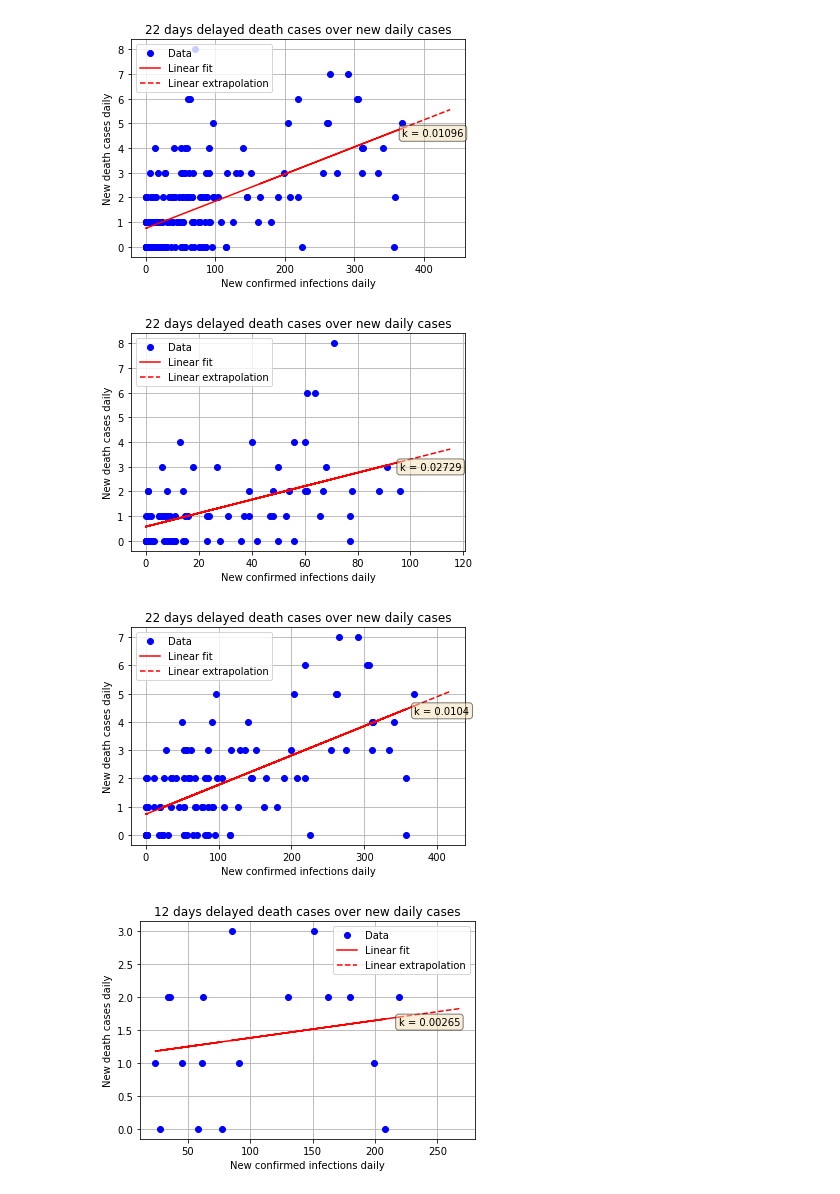
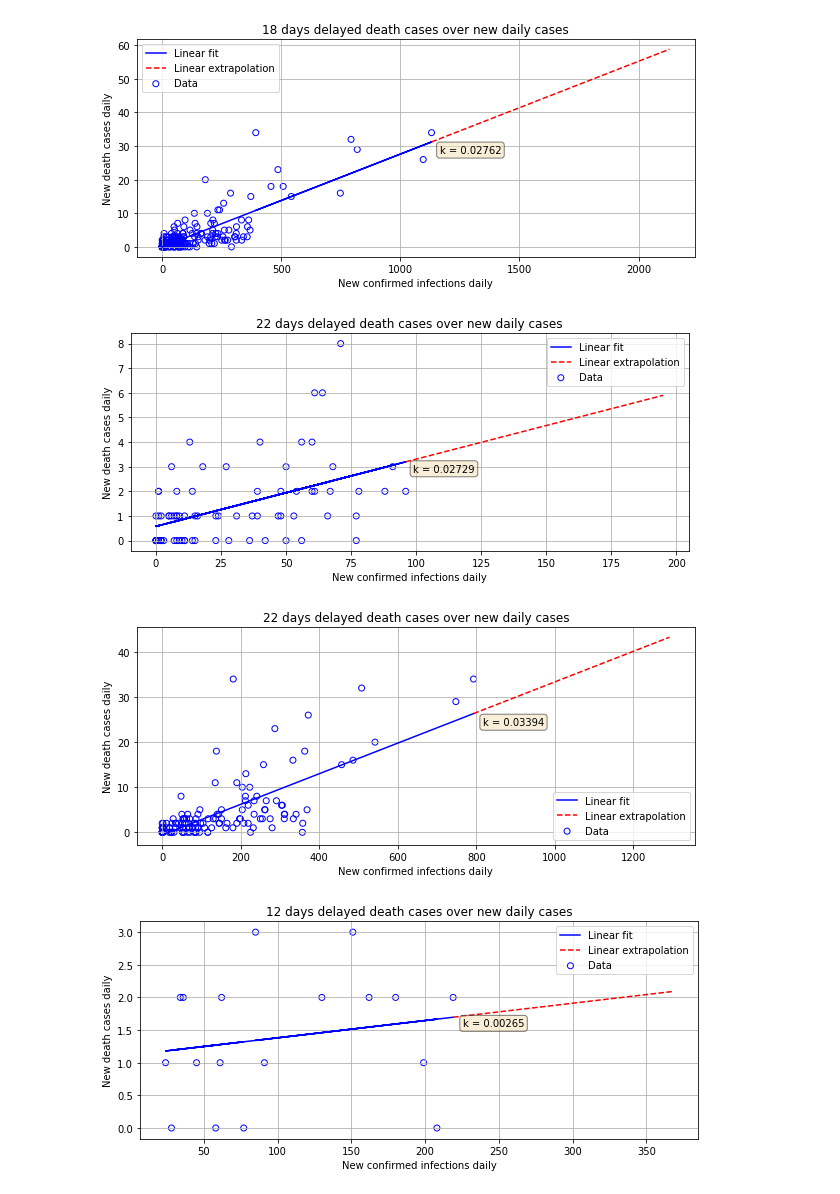
Before and after one commit to akapet00/coropy, a Jupyter notebook: sandbox/01-Exploring-Mortality.ipynb, the cells around one changed output. Drawn from its saved outputs; the diff is of its cells as text; code cells hidden in the pictures.

```diff
--- a/sandbox/01-Exploring-Mortality.ipynb
+++ b/sandbox/01-Exploring-Mortality.ipynb
@@ -70,8 +70,8 @@ def ordinary_least_squares(x, y):
     sol = np.linalg.pinv(x_col_bias.T @ x_col_bias) @ x_col_bias.T @ y_col
     return (sol[0, 0], sol[1, 0])
 # %%
-def fit_and_plot(confirmed_cases, death_cases, death_offset=22, extrapolation_addon_confirmed_cases=None):
-    """Linear fit delayed number of new death cases over new daily infected cases.
+def fit(confirmed_cases, death_cases, death_offset=22, extrapolation_addon_confirmed_cases=None, plot=False):
+    """Return slope and intercept from linear fit delayed number of new death cases over new daily infected cases.
 
     confirmed_cases : numpy.ndarray
         Time series of confirmed infections.
@@ -81,52 +81,61 @@ def fit_and_plot(confirmed_cases, death_cases, death_offset=22, extrapolation_ad
         Number of days from infection until death.
     extrapolation_addon_confirmed_cases : int, optional
         Number of additional infections to predict deaths to.
+    plot : bool, optional
+        Visualize fitted model and data.
+
+    Returns
+    -------
+    tuple
+        (slope, intercept)
     """
     x = np.diff(confirmed_cases)[:-death_offset]
     y = np.diff(death_cases)[death_offset:]
 
-    k, l = ordinary_least_squares(x, y)
-
-    plt.plot(x, y, 'bo', label='Data')
-    plt.plot(x, k*x + l, 'r-', label='Linear fit')
-    if extrapolation_addon_confirmed_cases:
-        plt.plot(np.arange(np.max(x), np.max(x) + extrapolation_addon_confirmed_cases), k*np.arange(np.max(x), np.max(x) + extrapolation_addon_confirmed_cases) + l, 'r--', label='Linear extrapolation')
-    plt.text(np.max(x), k*np.max(x) + l, f'k = {round(k, 5)}', verticalalignment='top', bbox=dict(boxstyle='round', facecolor='wheat', alpha=0.5))
-    plt.xlabel('New confirmed infections daily')
-    plt.ylabel('New death cases daily')
-    plt.title(f'{death_offset} days delayed death cases over new daily cases')
-    plt.legend()
-    plt.grid()
-    plt.show()
+    k, b = ordinary_least_squares(x, y)
+    if plot:
+        plt.figure(figsize=(10, 4))
+        plt.scatter(x, y, label='Data', edgecolors='blue', facecolors='none')
+        plt.plot(x, k*x + b, 'b-', label='Linear fit')
+        if extrapolation_addon_confirmed_cases:
+            plt.plot(np.arange(np.max(x), np.max(x) + extrapolation_addon_confirmed_cases), k*np.arange(np.max(x), np.max(x) + extrapolation_addon_confirmed_cases) + b, 'r--', label='Linear extrapolation')
+        plt.text(1.03*np.max(x), 0.97*k*np.max(x) + b, f'k = {round(k, 5)}', verticalalignment='top', bbox=dict(boxstyle='round', facecolor='wheat', alpha=0.5))
+        plt.xlabel('New confirmed infections daily')
+        plt.ylabel('New death cases daily')
+        plt.title(f'{death_offset} days delayed death cases over new daily cases')
+        plt.legend()
+        plt.grid()
+        plt.show()
+    return (k, b)
 # %%
 # full data set
-fit_and_plot(confirmed_cases=df.confirmed_cases, death_cases=df.death_cases, death_offset=22, extrapolation_addon_confirmed_cases=70)
+k, b = fit(confirmed_cases=df.confirmed_cases, death_cases=df.death_cases, death_offset=18, extrapolation_addon_confirmed_cases=1000, plot=True)
 # %% [output]
-[figure, old version]
+[figure, new version]
 # %%
 # first wave data dataframe
 df_1 = df[df.date<=dt.datetime(2020, 6, 1)]
 df_1 = df_1.reset_index(drop=True)
 
-fit_and_plot(confirmed_cases=df_1.confirmed_cases,  death_cases=df_1.death_cases,  death_offset=22, extrapolation_addon_confirmed_cases=20)
+k, b = fit(confirmed_cases=df_1.confirmed_cases,  death_cases=df_1.death_cases,  death_offset=22, extrapolation_addon_confirmed_cases=100, plot=True)
 # %% [output]
-[figure, old version]
+[figure, new version]
 # %%
 # second wave data dataframe
 df_2 = df[df.date>dt.datetime(2020, 6, 1)]
 df_2 = df_2.reset_index(drop=True)
 
-fit_and_plot(confirmed_cases=df_2.confirmed_cases, death_cases=df_2.death_cases, death_offset=22, extrapolation_addon_confirmed_cases=50)
+k, b = fit(confirmed_cases=df_2.confirmed_cases, death_cases=df_2.death_cases, death_offset=22, extrapolation_addon_confirmed_cases=500, plot=True)
 # %% [output]
-[figure, old version]
+[figure, new version]
 # %%
 # during August
 df_aug = df[(df.date>=dt.datetime(2020, 8, 1)) & (df.date<dt.datetime(2020, 9, 1))]
 df_aug = df_aug.reset_index(drop=True)
 
-fit_and_plot(confirmed_cases=df_aug.confirmed_cases, death_cases=df_aug.death_cases, death_offset=12, extrapolation_addon_confirmed_cases=50)
+k, b = fit(confirmed_cases=df_aug.confirmed_cases, death_cases=df_aug.death_cases, death_offset=12, extrapolation_addon_confirmed_cases=150, plot=True)
 # %% [output]
-[figure, old version]
+[figure, new version]
 # %%
 # during September
 df_sep = df[(df.date>=dt.datetime(2020, 9, 1)) & (df.date<dt.datetime(2020, 10, 1))]
```
Also changed, not shown: parts of 3 cells of this notebook.
